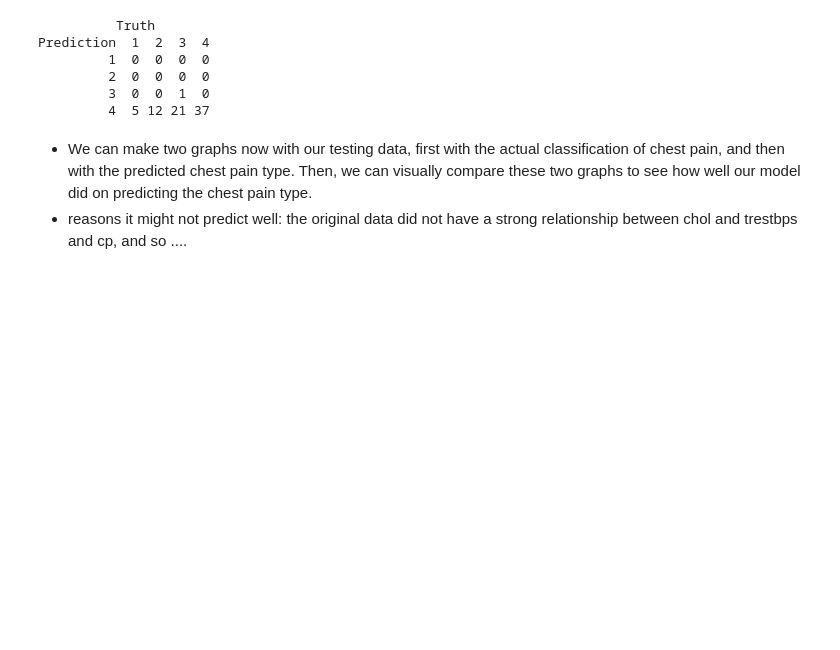
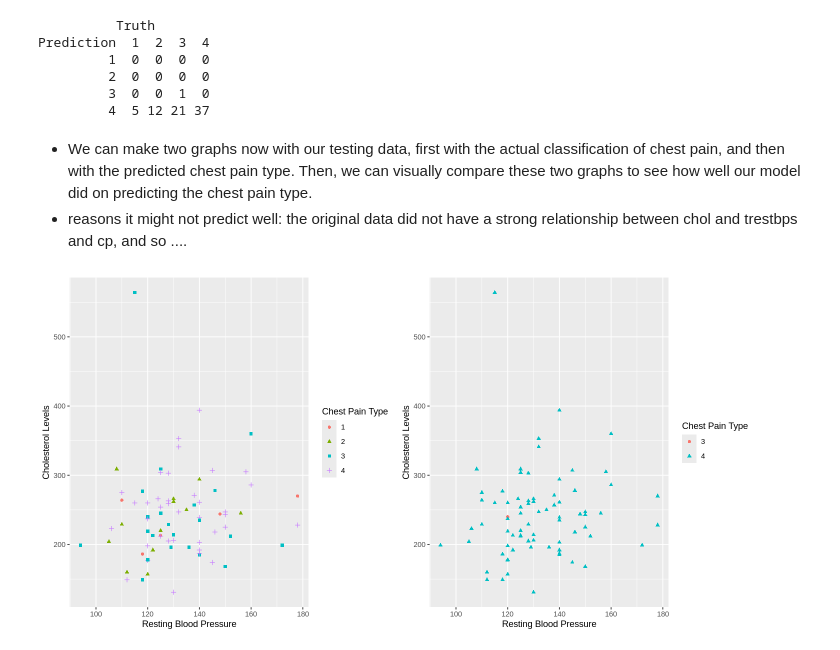
Before and after one commit to Ellaj1/Group-31, a Jupyter notebook: Group31_Ella.ipynb, the cells around one changed output. Cells and saved outputs as stored; diff of their text form; code cells hidden in the pictures; blank space fills up the shorter version.

```diff
--- a/Group31_Ella.ipynb
+++ b/Group31_Ella.ipynb
@@ -318,3 +318,18 @@ then with the predicted chest pain type. Then, we can visually compare these two
 model did on predicting the chest pain type.
 - reasons it might not predict well: the original data did not have a strong relationship between chol and
 trestbps and cp, and so ....
+# %%
+options(repr.plot.width=12, repr.plot.height=6)
+
+heart_disease_test_plot <- ggplot(heart_disease_test, aes(x = trestbps, y = chol, color = cp, shape = cp)) +
+    geom_point() +
+    labs(x = "Resting Blood Pressure", y = "Cholesterol Levels", color = "Chest Pain Type", shape = "Chest Pain Type")
+
+heart_disease_predictions_plot <- ggplot(heart_disease_predictions, aes(x = trestbps, y = chol, color = .pred_class, shape = .pred_class)) +
+    geom_point() +
+    labs(x ="Resting Blood Pressure", y = "Cholesterol Levels", color = "Chest Pain Type", shape = "Chest Pain Type")
+
+library(gridExtra)
+grid.arrange(heart_disease_test_plot, heart_disease_predictions_plot, ncol = 2)
+# %% [output]
+[figure, added]
```
Also changed, not shown: parts of 1 cell of this notebook.
